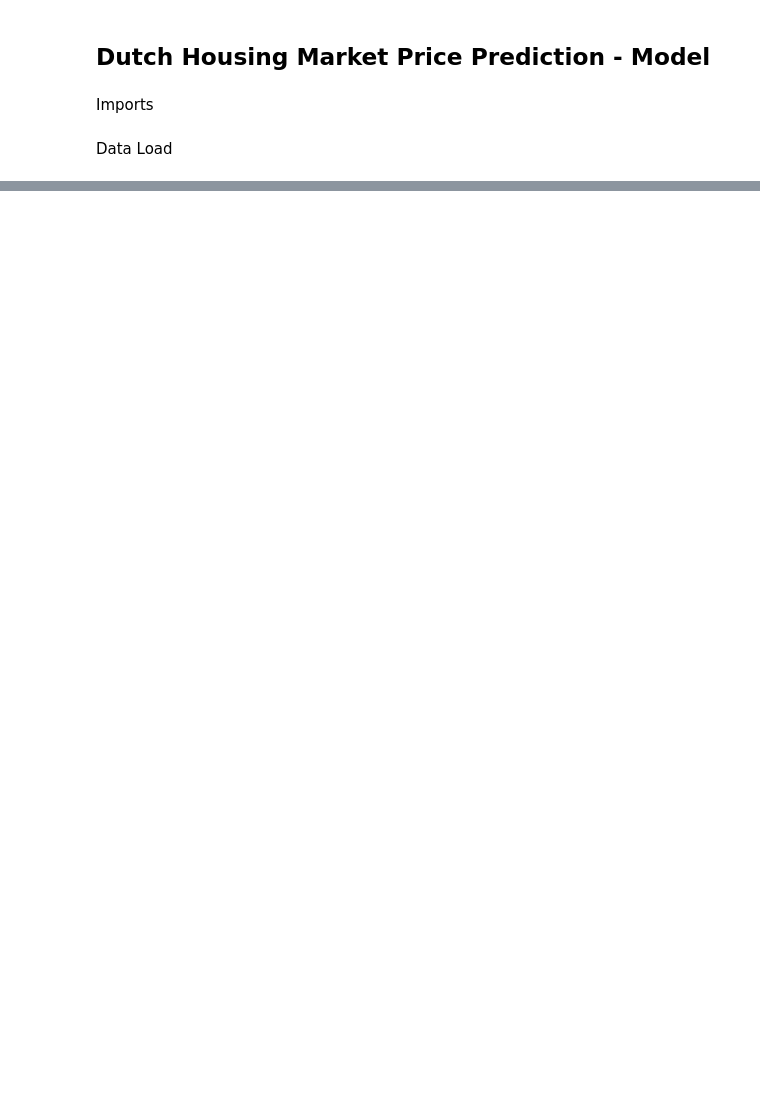
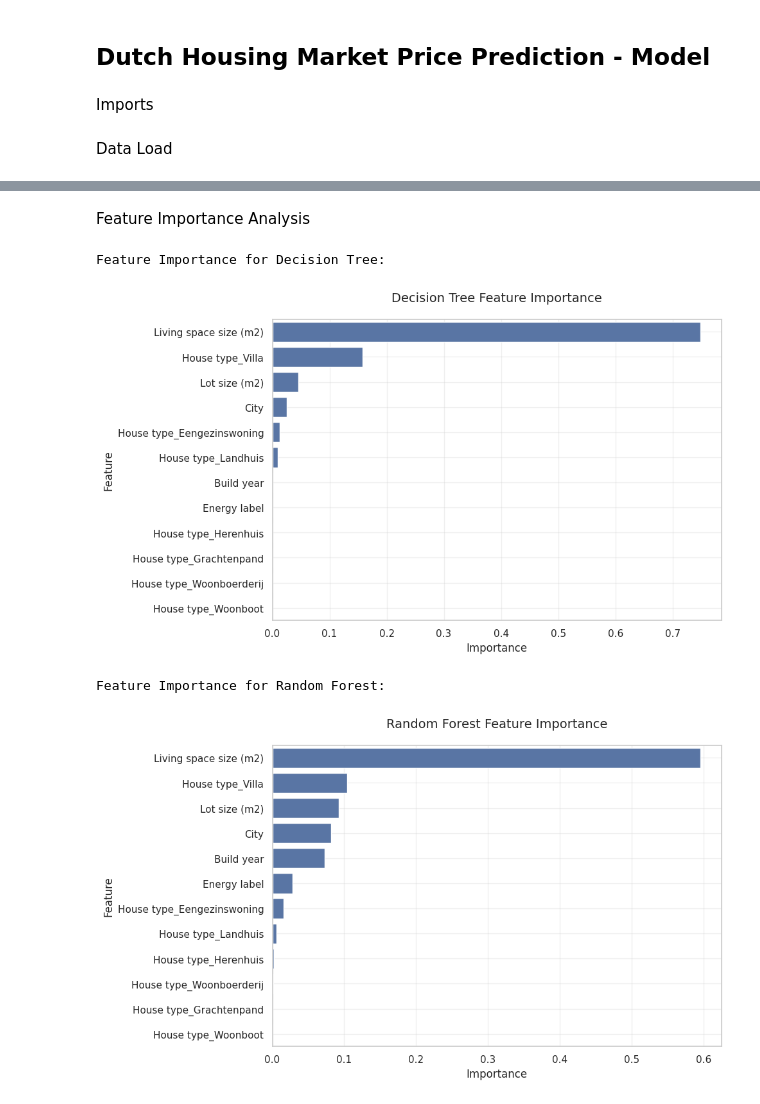
Before and after one commit to Jishdk/machinelearningproject_2024, a Jupyter notebook: notebooks/model.ipynb, the cells around one changed output, grey strips where cells are left out. Saved outputs shown, nothing was run; the diff lists cells and outputs as text; code cells hidden in the pictures; blank space fills up the shorter version.

```diff
--- a/notebooks/model.ipynb
+++ b/notebooks/model.ipynb
@@ -116,0 +211,37 @@ Validation R²: 0.578
+# %% [markdown]
+Feature Importance Analysis
+# %%
+def plot_feature_importance(model, feature_names, title):
+    """
+    Plot feature importance for tree-based models.
+    """
+    if hasattr(model, 'feature_importances_'):
+        importance = pd.DataFrame({
+            'feature': feature_names,
+            'importance': model.feature_importances_
+        }).sort_values('importance', ascending=False)
+
+        plt.figure(figsize=(10, 6))
+        sns.barplot(data=importance, x='importance', y='feature')
+        plt.title(title, fontsize=14, pad=20)
+        plt.xlabel('Importance', fontsize=12)
+        plt.ylabel('Feature', fontsize=12)
+        plt.grid(True, alpha=0.3)
+        plt.tight_layout()
+
+        return importance
+    return None
+
+# Plot feature importance for tree-based models
+for name, model in tuned_models.items():
+    if name in ['Decision Tree', 'Random Forest']:
+        print(f"\nFeature Importance for {name}:")
+        importance = plot_feature_importance(model,
+                                          X_train.columns,
+                                          f'{name} Feature Importance')
+        plt.show()
+# %% [output]
+Feature Importance for Decision Tree:
+[figure, added]
+Feature Importance for Random Forest:
+[figure, added]
```
Also changed, not shown: parts of 12 cells of this notebook, 2 other files.
